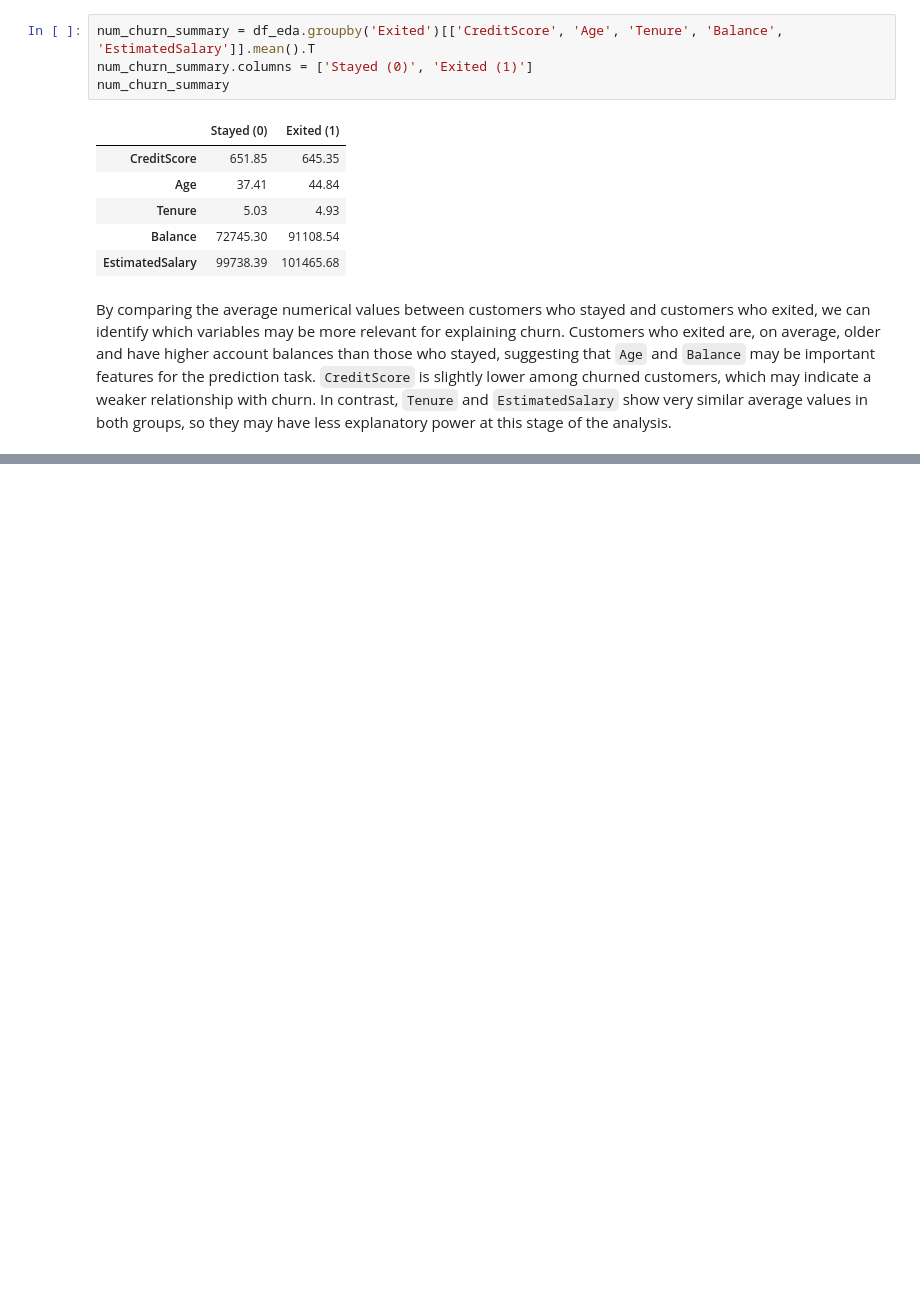
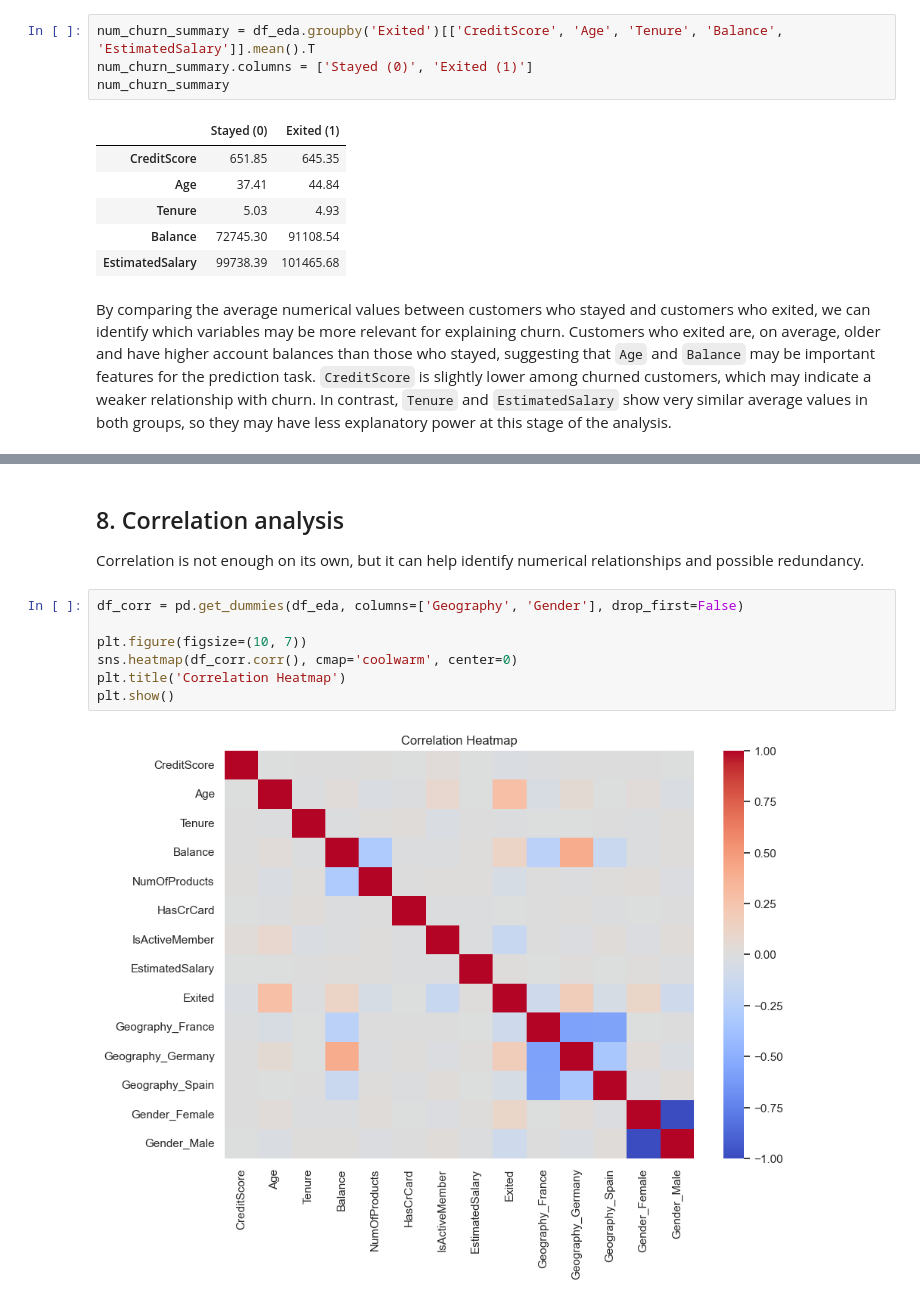
Before and after one commit to Hugord7/Churn-Project, a Jupyter notebook: Notebooks/02_eda.ipynb, the cells around one changed output, grey strips where cells are left out. Cells and saved outputs as stored; diff of their text form; blank space fills up the shorter version.

```diff
--- a/Notebooks/02_eda.ipynb
+++ b/Notebooks/02_eda.ipynb
@@ -200,0 +290,13 @@ By comparing the average numerical values between customers who stayed and custo
+# %% [markdown]
+## 8. Correlation analysis
+
+Correlation is not enough on its own, but it can help identify numerical relationships and possible redundancy.
+# %%
+df_corr = pd.get_dummies(df_eda, columns=['Geography', 'Gender'], drop_first=False)
+
+plt.figure(figsize=(10, 7))
+sns.heatmap(df_corr.corr(), cmap='coolwarm', center=0)
+plt.title('Correlation Heatmap')
+plt.show()
+# %% [output]
+[figure, added]
```
Also changed, not shown: parts of 11 cells of this notebook.
